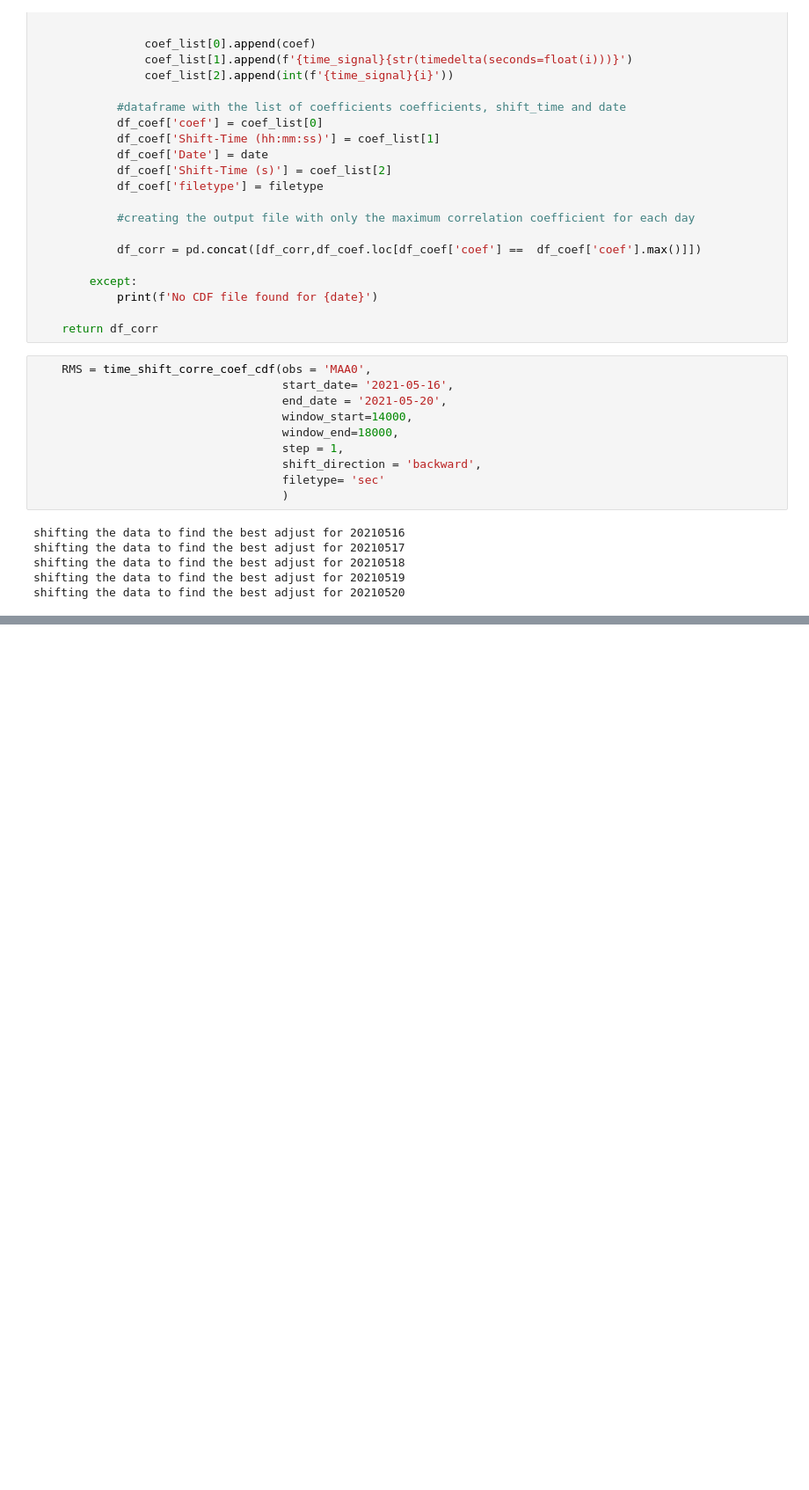
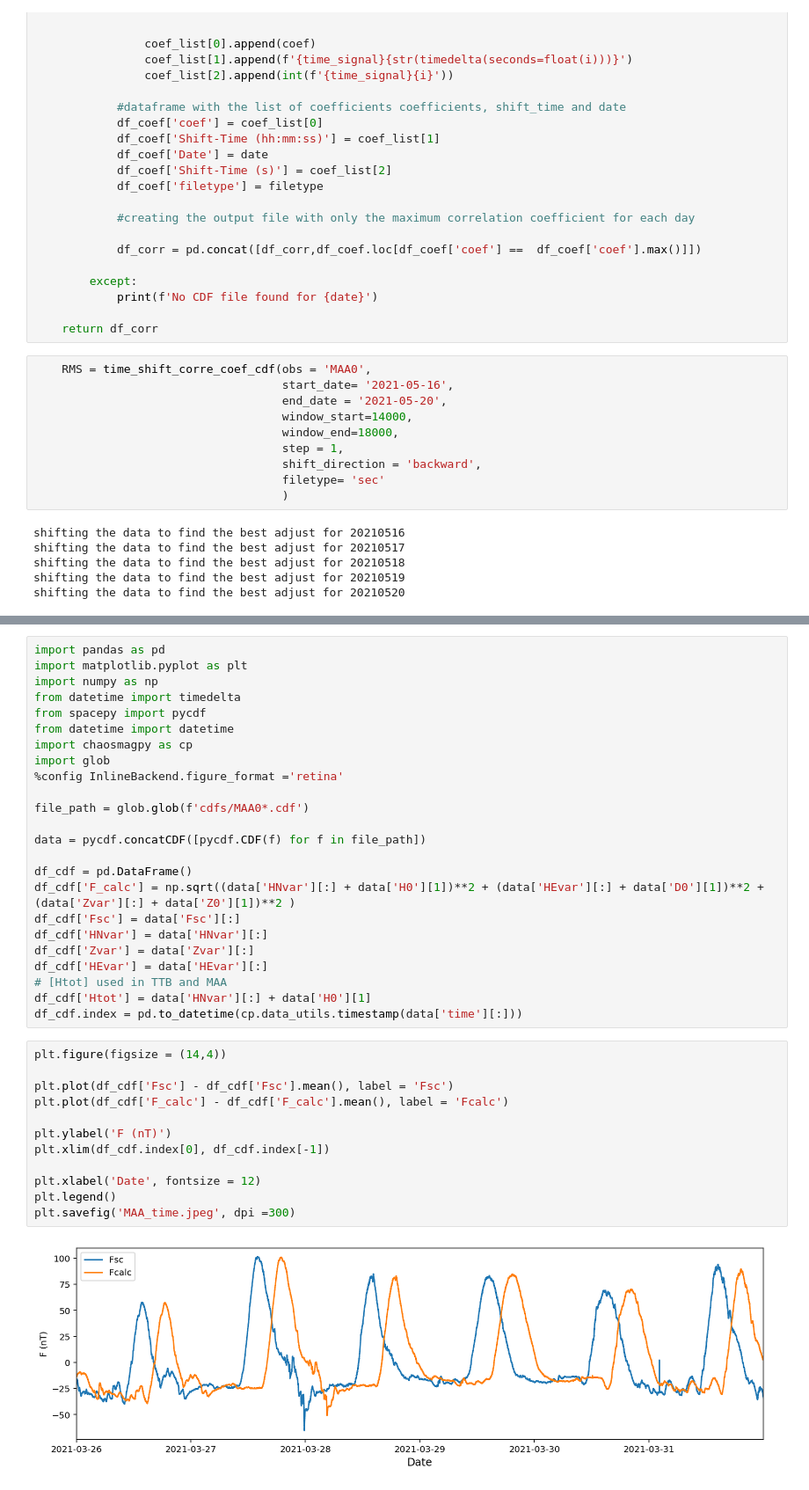
Before and after one commit to marcosv9/Geoomagnetic_observatory_data_processing, a Jupyter notebook: Untitled.ipynb, the cells around one changed output, grey strips where cells are left out. Shown at 88% size. Cells and saved outputs as stored; diff of their text form; blank space fills up the shorter version.

```diff
--- a/Untitled.ipynb
+++ b/Untitled.ipynb
@@ -196,0 +174,38 @@ RMS
+# %%
+import pandas as pd
+import matplotlib.pyplot as plt
+import numpy as np
+from datetime import timedelta
+from spacepy import pycdf
+from datetime import datetime
+import chaosmagpy as cp
+import glob
+%config InlineBackend.figure_format ='retina'
+
+file_path = glob.glob(f'cdfs/MAA0*.cdf')
+
+data = pycdf.concatCDF([pycdf.CDF(f) for f in file_path])
+
+df_cdf = pd.DataFrame()
+df_cdf['F_calc'] = np.sqrt((data['HNvar'][:] + data['H0'][1])**2 + (data['HEvar'][:] + data['D0'][1])**2 + (data['Zvar'][:] + data['Z0'][1])**2 )
+df_cdf['Fsc'] = data['Fsc'][:]
+df_cdf['HNvar'] = data['HNvar'][:]
+df_cdf['Zvar'] = data['Zvar'][:]
+df_cdf['HEvar'] = data['HEvar'][:]
+# [Htot] used in TTB and MAA
+df_cdf['Htot'] = data['HNvar'][:] + data['H0'][1]
+df_cdf.index = pd.to_datetime(cp.data_utils.timestamp(data['time'][:]))
+# %%
+plt.figure(figsize = (14,4))
+
+plt.plot(df_cdf['Fsc'] - df_cdf['Fsc'].mean(), label = 'Fsc')
+plt.plot(df_cdf['F_calc'] - df_cdf['F_calc'].mean(), label = 'Fcalc')
+
+plt.ylabel('F (nT)')
+plt.xlim(df_cdf.index[0], df_cdf.index[-1])
+
+plt.xlabel('Date', fontsize = 12)
+plt.legend()
+plt.savefig('MAA_time.jpeg', dpi =300)
+# %% [output]
+[figure, added]
```
Also changed, not shown: parts of 10 cells of this notebook, 34 other files.
